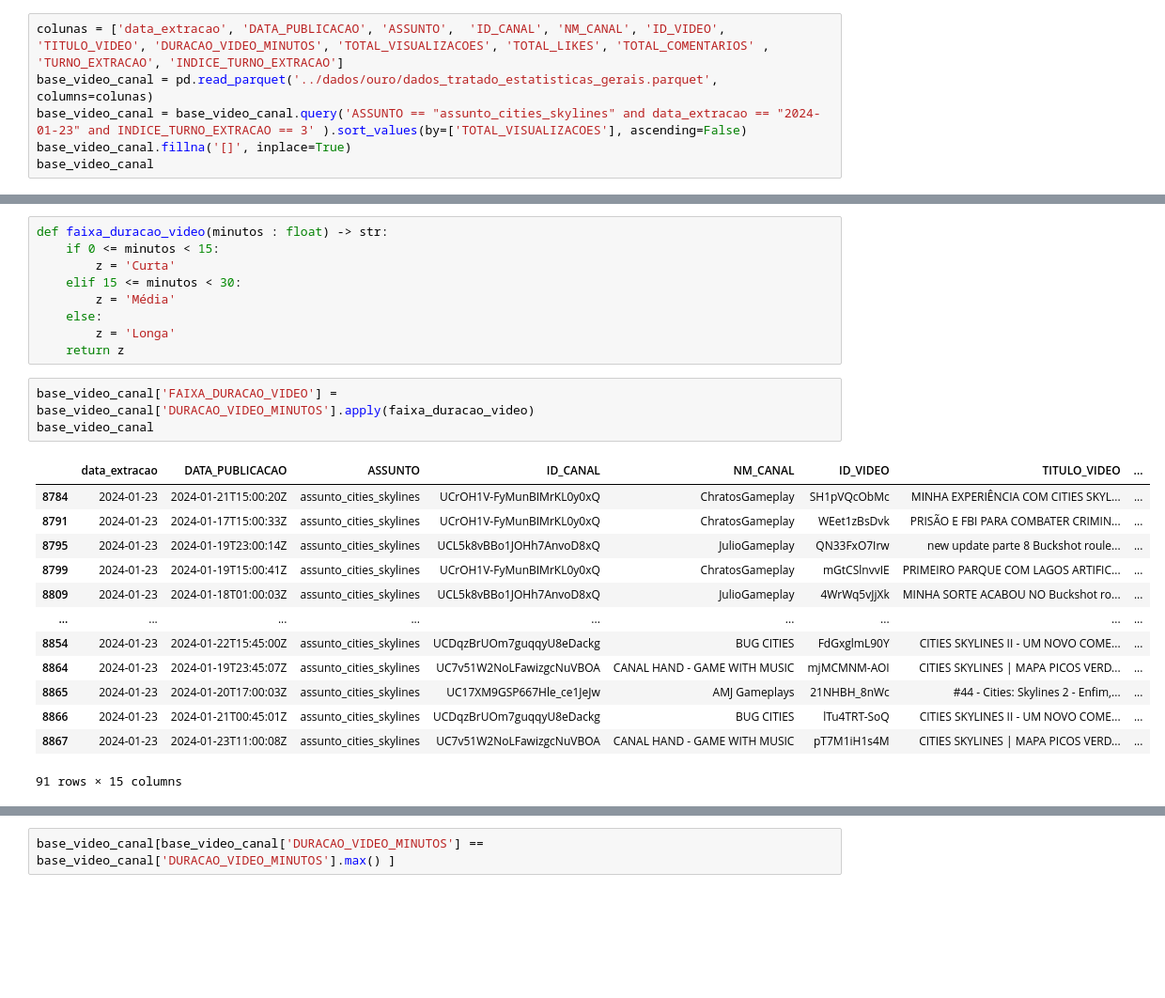
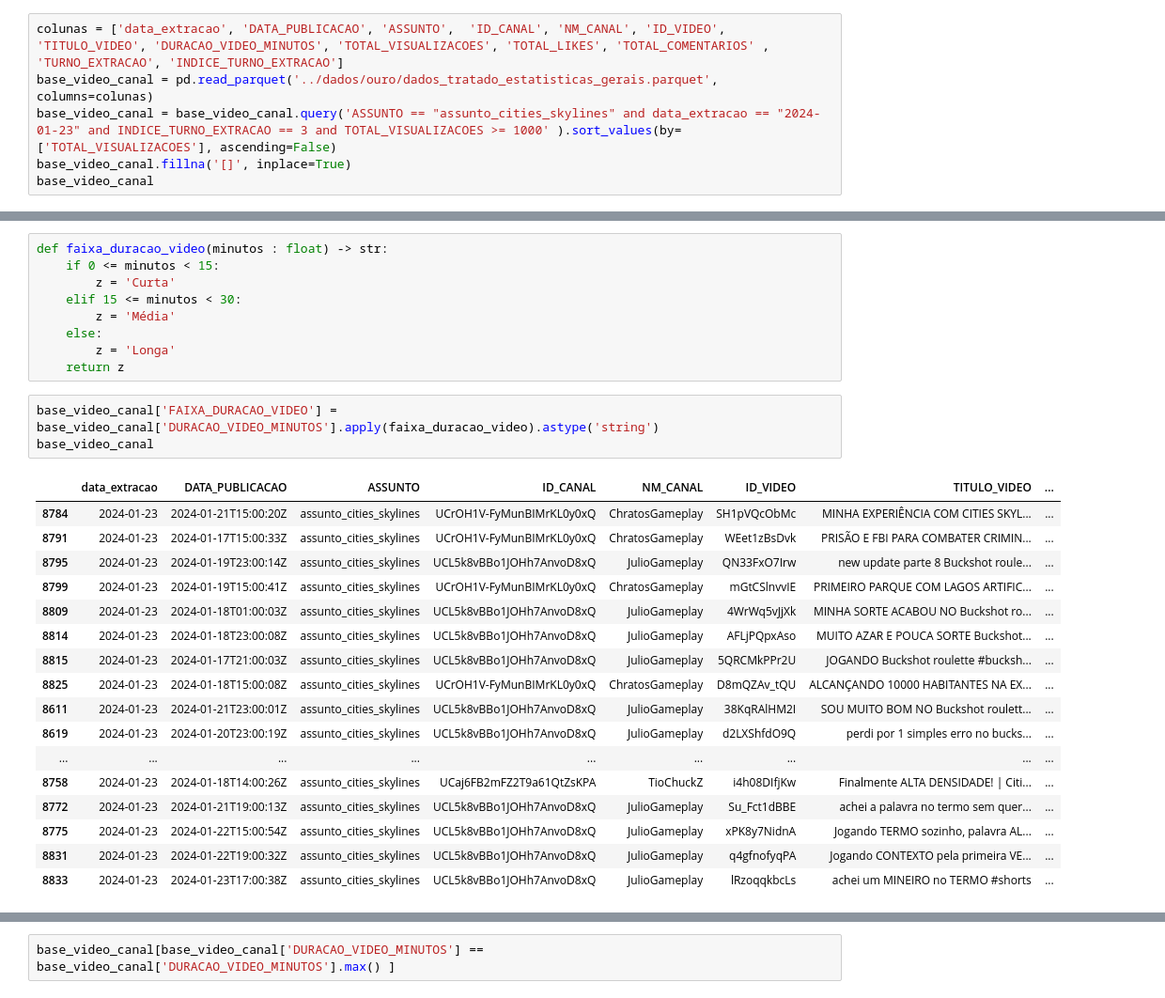
Before and after one commit to rodrigorocha1/analise_dados_youtube, a Jupyter notebook: notebooks_v2/visualizacoes.ipynb, the cells around one changed output, grey strips where cells are left out. Shown at 94% size. Drawn from its saved outputs; the diff is of its cells as text; blank space fills up the shorter version.

```diff
--- a/notebooks_v2/visualizacoes.ipynb
+++ b/notebooks_v2/visualizacoes.ipynb
@@ -1271,7 +1271,7 @@ if __name__ == '__main__':
 # %%
 colunas = ['data_extracao', 'DATA_PUBLICACAO', 'ASSUNTO',  'ID_CANAL', 'NM_CANAL', 'ID_VIDEO', 'TITULO_VIDEO', 'DURACAO_VIDEO_MINUTOS', 'TOTAL_VISUALIZACOES', 'TOTAL_LIKES', 'TOTAL_COMENTARIOS' , 'TURNO_EXTRACAO', 'INDICE_TURNO_EXTRACAO']
 base_video_canal = pd.read_parquet('../dados/ouro/dados_tratado_estatisticas_gerais.parquet', columns=colunas)
-base_video_canal = base_video_canal.query('ASSUNTO == "assunto_cities_skylines" and data_extracao == "2024-01-23" and INDICE_TURNO_EXTRACAO == 3' ).sort_values(by=['TOTAL_VISUALIZACOES'], ascending=False)
+base_video_canal = base_video_canal.query('ASSUNTO == "assunto_cities_skylines" and data_extracao == "2024-01-23" and INDICE_TURNO_EXTRACAO == 3 and TOTAL_VISUALIZACOES >= 1000' ).sort_values(by=['TOTAL_VISUALIZACOES'], ascending=False)
 base_video_canal.fillna('[]', inplace=True)
 base_video_canal
 # %% [output]
@@ -1317,22 +1328,26 @@ def faixa_duracao_video(minutos : float) -> str:
         z = 'Longa'
     return z
 # %%
-base_video_canal['FAIXA_DURACAO_VIDEO'] = base_video_canal['DURACAO_VIDEO_MINUTOS'].apply(faixa_duracao_video)
+base_video_canal['FAIXA_DURACAO_VIDEO'] = base_video_canal['DURACAO_VIDEO_MINUTOS'].apply(faixa_duracao_video).astype('string')
 base_video_canal
 # %% [output]
 |  | data_extracao | DATA_PUBLICACAO | ASSUNTO | ID_CANAL | NM_CANAL | ID_VIDEO | TITULO_VIDEO | ... |
 | 8784 | 2024-01-23 | 2024-01-21T15:00:20Z | assunto_cities_skylines | UCrOH1V-FyMunBIMrKL0y0xQ | ChratosGameplay | SH1pVQcObMc | MINHA EXPERIÊNCIA COM CITIES SKYL... | ... |
 | 8791 | 2024-01-23 | 2024-01-17T15:00:33Z | assunto_cities_skylines | UCrOH1V-FyMunBIMrKL0y0xQ | ChratosGameplay | WEet1zBsDvk | PRISÃO E FBI PARA COMBATER CRIMIN... | ... |
 | 8795 | 2024-01-23 | 2024-01-19T23:00:14Z | assunto_cities_skylines | UCL5k8vBBo1JOHh7AnvoD8xQ | JulioGameplay | QN33FxO7Irw | new update parte 8 Buckshot roule... | ... |
 | 8799 | 2024-01-23 | 2024-01-19T15:00:41Z | assunto_cities_skylines | UCrOH1V-FyMunBIMrKL0y0xQ | ChratosGameplay | mGtCSlnvvIE | PRIMEIRO PARQUE COM LAGOS ARTIFIC... | ... |
 | 8809 | 2024-01-23 | 2024-01-18T01:00:03Z | assunto_cities_skylines | UCL5k8vBBo1JOHh7AnvoD8xQ | JulioGameplay | 4WrWq5vJjXk | MINHA SORTE ACABOU NO Buckshot ro... | ... |
+| 8814 | 2024-01-23 | 2024-01-18T23:00:08Z | assunto_cities_skylines | UCL5k8vBBo1JOHh7AnvoD8xQ | JulioGameplay | AFLjPQpxAso | MUITO AZAR E POUCA SORTE Buckshot... | ... |
+| 8815 | 2024-01-23 | 2024-01-17T21:00:03Z | assunto_cities_skylines | UCL5k8vBBo1JOHh7AnvoD8xQ | JulioGameplay | 5QRCMkPPr2U | JOGANDO Buckshot roulette #bucksh... | ... |
+| 8825 | 2024-01-23 | 2024-01-18T15:00:08Z | assunto_cities_skylines | UCrOH1V-FyMunBIMrKL0y0xQ | ChratosGameplay | D8mQZAv_tQU | ALCANÇANDO 10000 HABITANTES NA EX... | ... |
+| 8611 | 2024-01-23 | 2024-01-21T23:00:01Z | assunto_cities_skylines | UCL5k8vBBo1JOHh7AnvoD8xQ | JulioGameplay | 38KqRAlHM2I | SOU MUITO BOM NO Buckshot roulett... | ... |
+| 8619 | 2024-01-23 | 2024-01-20T23:00:19Z | assunto_cities_skylines | UCL5k8vBBo1JOHh7AnvoD8xQ | JulioGameplay | d2LXShfdO9Q | perdi por 1 simples erro no bucks... | ... |
 | ... | ... | ... | ... | ... | ... | ... | ... | ... |
-| 8854 | 2024-01-23 | 2024-01-22T15:45:00Z | assunto_cities_skylines | UCDqzBrUOm7guqqyU8eDackg | BUG CITIES | FdGxglmL90Y | CITIES SKYLINES II - UM NOVO COME... | ... |
-| 8864 | 2024-01-23 | 2024-01-19T23:45:07Z | assunto_cities_skylines | UC7v51W2NoLFawizgcNuVBOA | CANAL HAND - GAME WITH MUSIC | mjMCMNM-AOI | CITIES SKYLINES | MAPA PICOS VERD... | ... |
-| 8865 | 2024-01-23 | 2024-01-20T17:00:03Z | assunto_cities_skylines | UC17XM9GSP667Hle_ce1JeJw | AMJ Gameplays | 21NHBH_8nWc | #44 - Cities: Skylines 2 - Enfim,... | ... |
-| 8866 | 2024-01-23 | 2024-01-21T00:45:01Z | assunto_cities_skylines | UCDqzBrUOm7guqqyU8eDackg | BUG CITIES | lTu4TRT-SoQ | CITIES SKYLINES II - UM NOVO COME... | ... |
-| 8867 | 2024-01-23 | 2024-01-23T11:00:08Z | assunto_cities_skylines | UC7v51W2NoLFawizgcNuVBOA | CANAL HAND - GAME WITH MUSIC | pT7M1iH1s4M | CITIES SKYLINES | MAPA PICOS VERD... | ... |
+| 8758 | 2024-01-23 | 2024-01-18T14:00:26Z | assunto_cities_skylines | UCaj6FB2mFZ2T9a61QtZsKPA | TioChuckZ | i4h08DIfjKw | Finalmente ALTA DENSIDADE! | Citi... | ... |
+| 8772 | 2024-01-23 | 2024-01-21T19:00:13Z | assunto_cities_skylines | UCL5k8vBBo1JOHh7AnvoD8xQ | JulioGameplay | Su_Fct1dBBE | achei a palavra no termo sem quer... | ... |
+| 8775 | 2024-01-23 | 2024-01-22T15:00:54Z | assunto_cities_skylines | UCL5k8vBBo1JOHh7AnvoD8xQ | JulioGameplay | xPK8y7NidnA | Jogando TERMO sozinho, palavra AL... | ... |
+| 8831 | 2024-01-23 | 2024-01-22T19:00:32Z | assunto_cities_skylines | UCL5k8vBBo1JOHh7AnvoD8xQ | JulioGameplay | q4gfnofyqPA | Jogando CONTEXTO pela primeira VE... | ... |
+| 8833 | 2024-01-23 | 2024-01-23T17:00:38Z | assunto_cities_skylines | UCL5k8vBBo1JOHh7AnvoD8xQ | JulioGameplay | lRzoqqkbcLs | achei um MINEIRO no TERMO #shorts | ... |
-91 rows × 15 columns
 # %%
 base_video_canal.describe()
 # %% [output]
```
Also changed, not shown: parts of 11 cells of this notebook.
